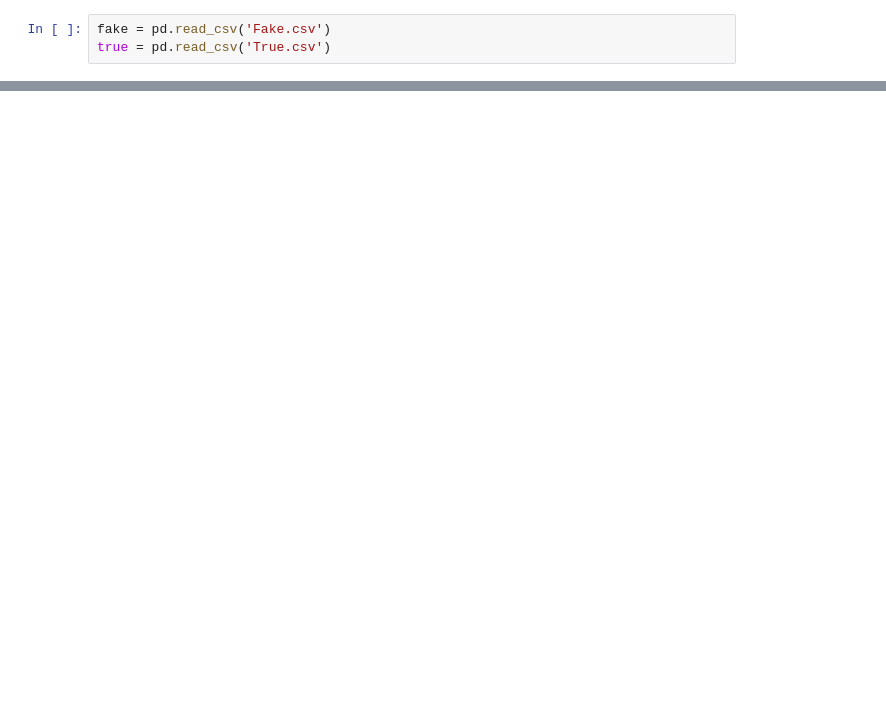
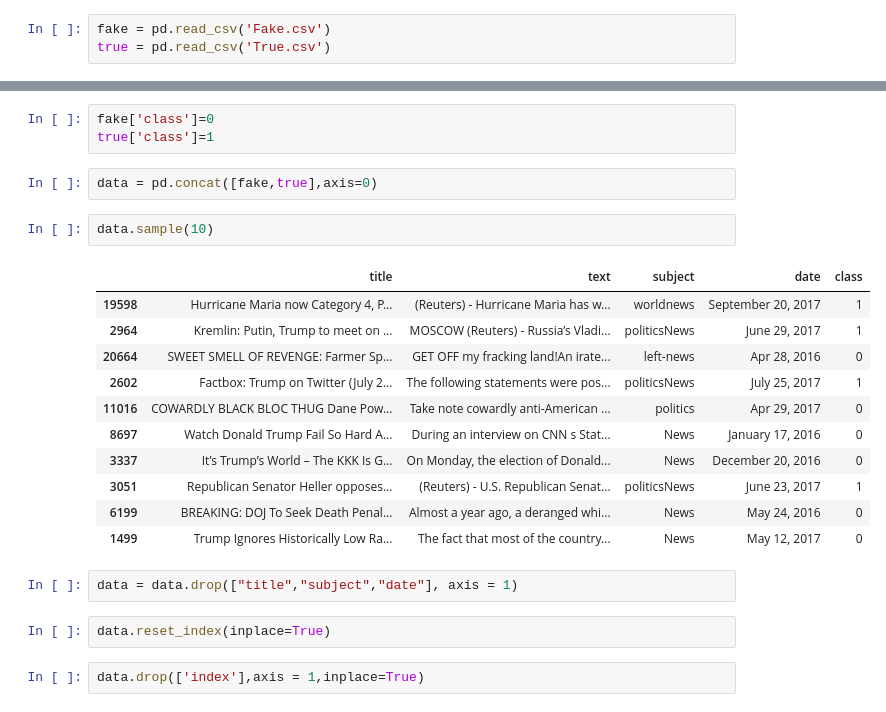
Before and after one commit to Akshaya-ai544/Fake-News-Detection, a Jupyter notebook: app.ipynb, the cells around one changed output, grey strips where cells are left out. Saved outputs shown, nothing was run; the diff lists cells and outputs as text; blank space fills up the shorter version.

```diff
--- a/app.ipynb
+++ b/app.ipynb
@@ -18,0 +31,25 @@ true.head()
+# %%
+fake['class']=0
+true['class']=1
+# %%
+data = pd.concat([fake,true],axis=0)
+# %%
+data.sample(10)
+# %% [output]
+|  | title | text | subject | date | class |
+| 19598 | Hurricane Maria now Category 4, P... | (Reuters) - Hurricane Maria has w... | worldnews | September 20, 2017 | 1 |
+| 2964 | Kremlin: Putin, Trump to meet on ... | MOSCOW (Reuters) - Russia’s Vladi... | politicsNews | June 29, 2017 | 1 |
+| 20664 | SWEET SMELL OF REVENGE: Farmer Sp... | GET OFF my fracking land!An irate... | left-news | Apr 28, 2016 | 0 |
+| 2602 | Factbox: Trump on Twitter (July 2... | The following statements were pos... | politicsNews | July 25, 2017 | 1 |
+| 11016 | COWARDLY BLACK BLOC THUG Dane Pow... | Take note cowardly anti-American ... | politics | Apr 29, 2017 | 0 |
+| 8697 | Watch Donald Trump Fail So Hard A... | During an interview on CNN s Stat... | News | January 17, 2016 | 0 |
+| 3337 | It’s Trump’s World – The KKK Is G... | On Monday, the election of Donald... | News | December 20, 2016 | 0 |
+| 3051 | Republican Senator Heller opposes... | (Reuters) - U.S. Republican Senat... | politicsNews | June 23, 2017 | 1 |
+| 6199 | BREAKING: DOJ To Seek Death Penal... | Almost a year ago, a deranged whi... | News | May 24, 2016 | 0 |
+| 1499 | Trump Ignores Historically Low Ra... | The fact that most of the country... | News | May 12, 2017 | 0 |
+# %%
+data = data.drop(["title","subject","date"], axis = 1)
+# %%
+data.reset_index(inplace=True)
+# %%
+data.drop(['index'],axis = 1,inplace=True)
```
Also changed, not shown: parts of 12 cells of this notebook.
